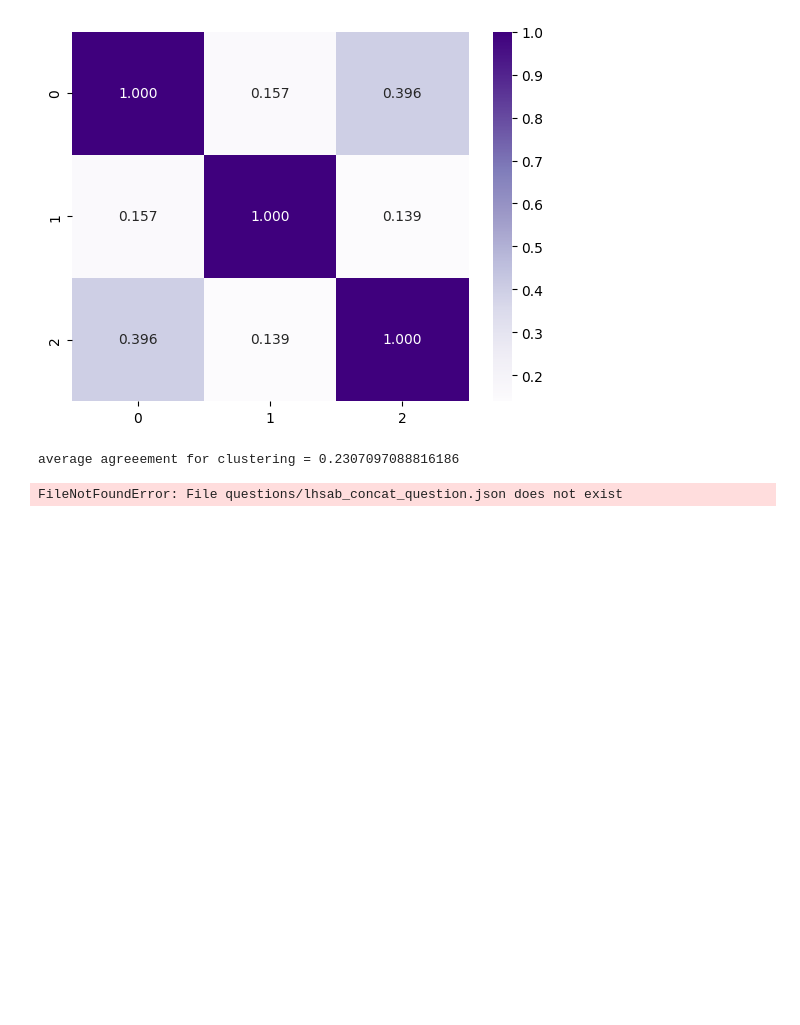
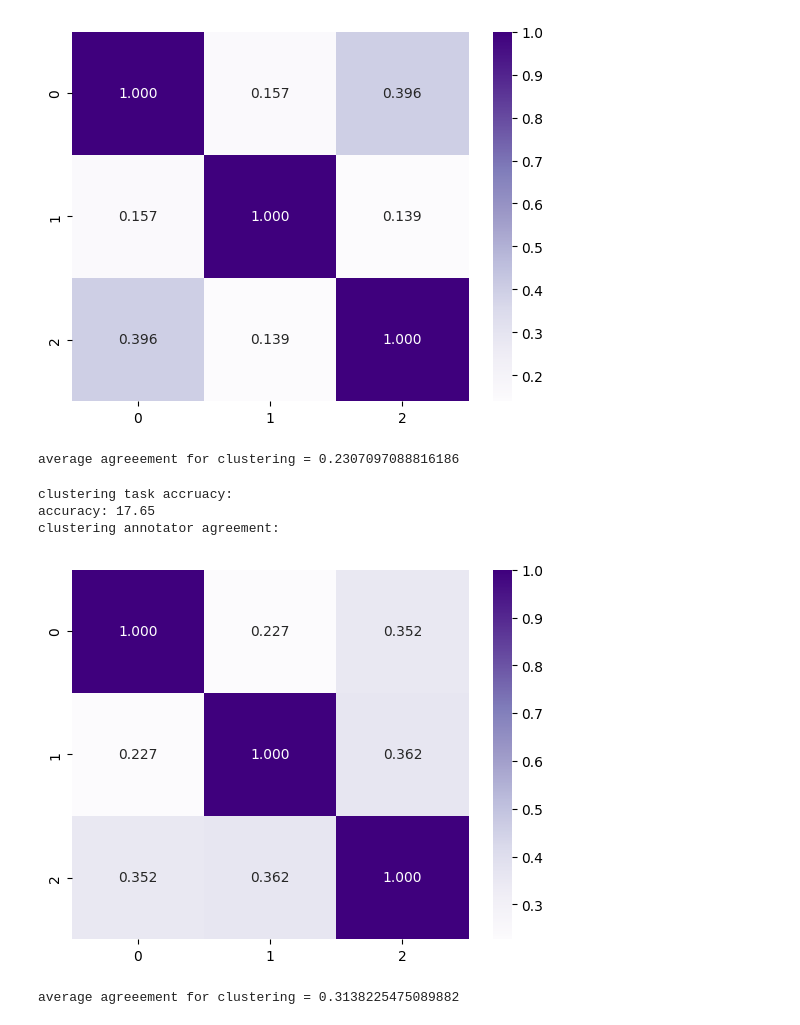
Before and after one commit to wetey/cluster-errors, a Jupyter notebook: human-evaluation/human_evaluation.ipynb, the cells around one changed output. Saved outputs shown, nothing was run; the diff lists cells and outputs as text; code cells hidden in the pictures; blank space fills up the shorter version.

```diff
--- a/human-evaluation/human_evaluation.ipynb
+++ b/human-evaluation/human_evaluation.ipynb
@@ -109,6 +109,10 @@ average agreeement for clustering = 0.2307097088816186
 # %%
 lhsab_concat_ocq, lhsab_concat_cq, lhsab_concat_csa, lhsab_concat_cc = pipeline('../data/clusterings/ar_concat_clustering.json',
          'evaluation/ar/ar_concat.csv',
-         'questions/lhsab_concat_question.json')
+         'questions/lhsab_concat_questions.json')
 # %% [output]
-FileNotFoundError: File questions/lhsab_concat_question.json does not exist
+clustering task accruacy:
+accuracy: 17.65
+clustering annotator agreement:
+[figure, added]
+average agreeement for clustering = 0.3138225475089882
```
Also changed, not shown: 1 other file.
